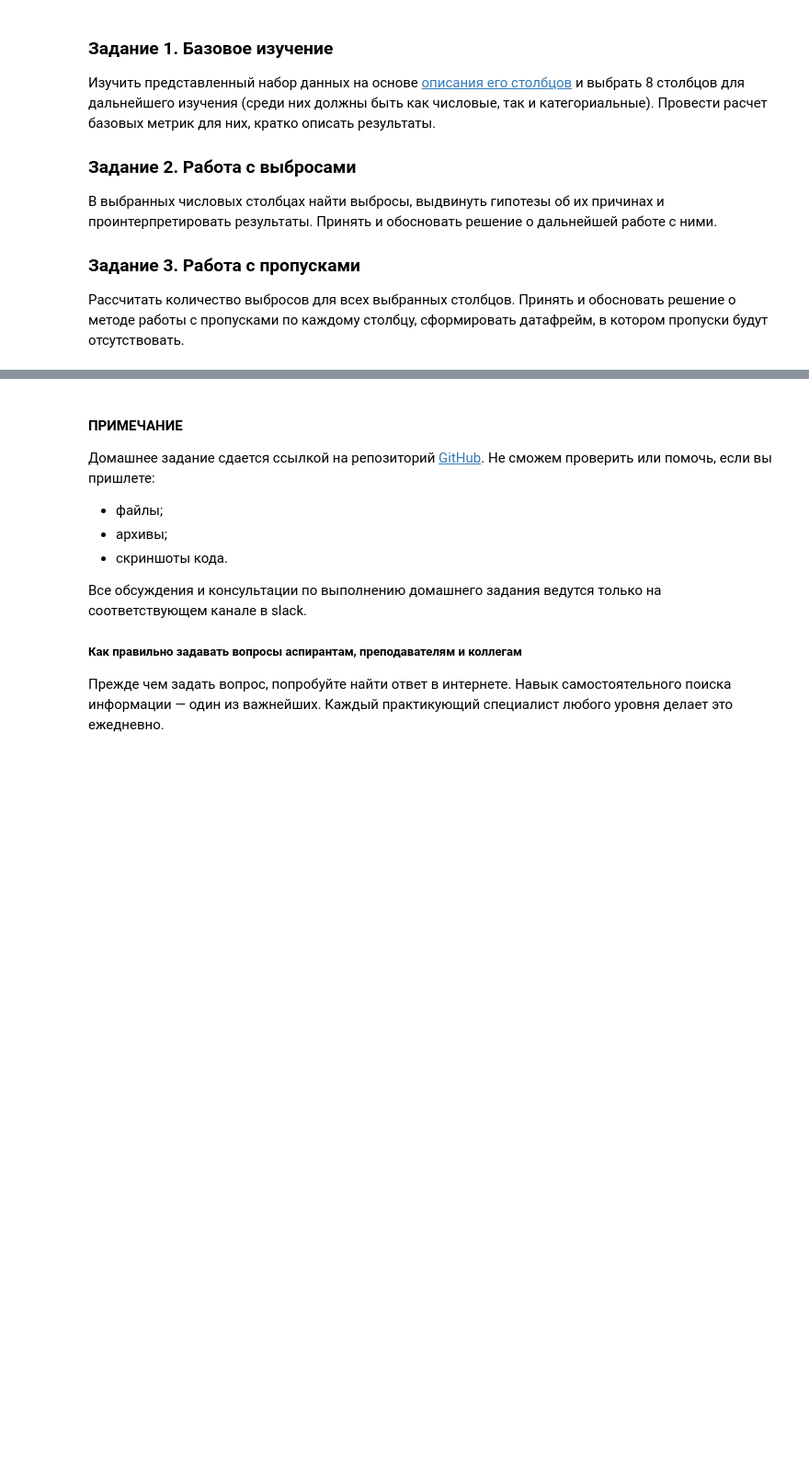
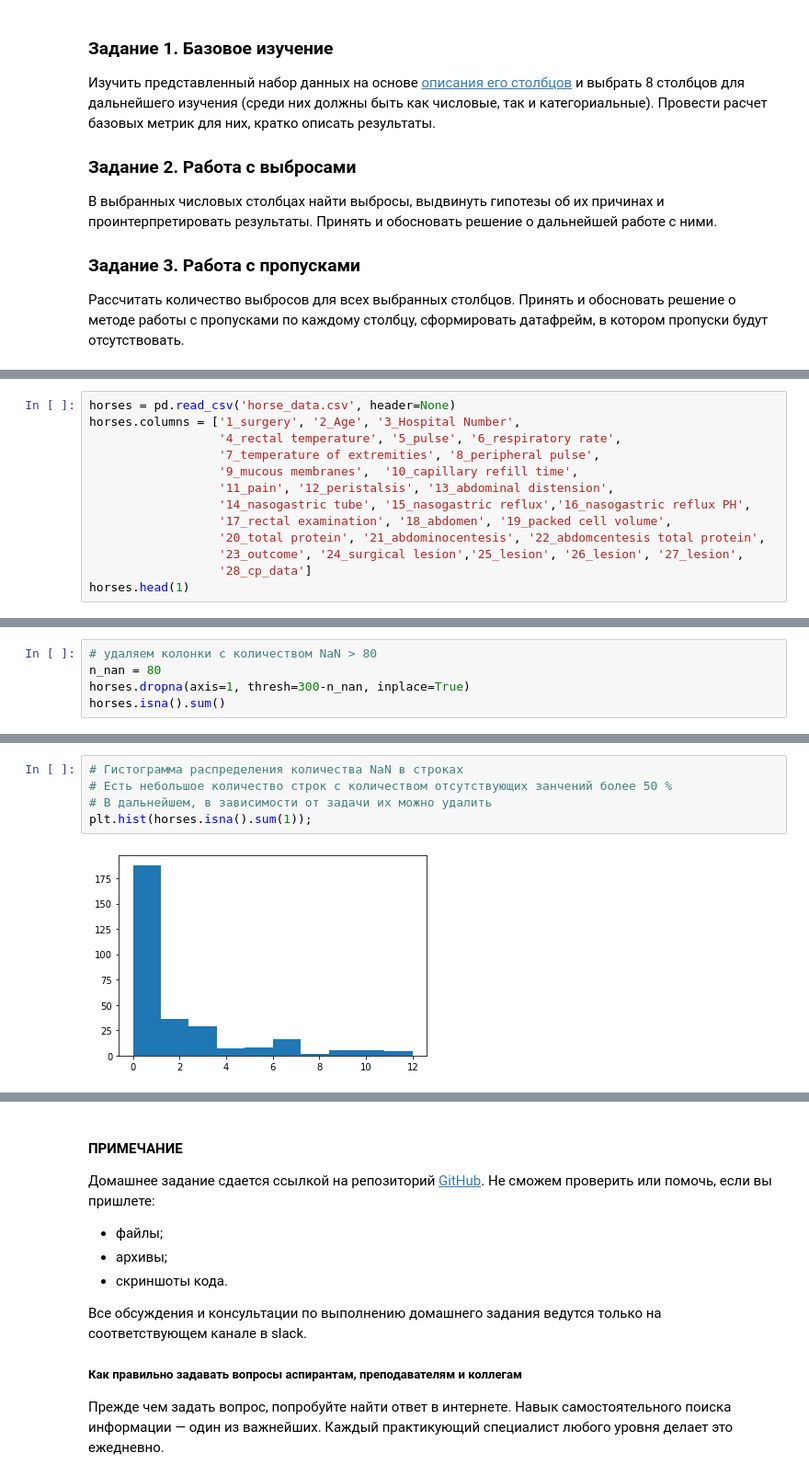
Before and after one commit to Dmitrsl/netology_python, a Jupyter notebook: statistics_basics/stat_basics.ipynb, the cells around one changed output, grey strips where cells are left out. Shown at 92% size. Saved outputs shown, nothing was run; the diff lists cells and outputs as text; blank space fills up the shorter version.

```diff
--- a/statistics_basics/stat_basics.ipynb
+++ b/statistics_basics/stat_basics.ipynb
@@ -34,0 +28,13 @@ horses.head(1)
+# %%
+horses = pd.read_csv('horse_data.csv', header=None)
+horses.columns = ['1_surgery', '2_Age', '3_Hospital Number',
+                  '4_rectal temperature', '5_pulse', '6_respiratory rate',
+                  '7_temperature of extremities', '8_peripheral pulse',
+                  '9_mucous membranes',  '10_capillary refill time',
+                  '11_pain', '12_peristalsis', '13_abdominal distension',
+                  '14_nasogastric tube', '15_nasogastric reflux','16_nasogastric reflux PH',
+                  '17_rectal examination', '18_abdomen', '19_packed cell volume',
+                  '20_total protein', '21_abdominocentesis', '22_abdomcentesis total protein',
+                  '23_outcome', '24_surgical lesion','25_lesion', '26_lesion', '27_lesion',
+                  '28_cp_data']
+horses.head(1)
@@ -36,0 +82,5 @@ horses.replace('?', np.nan, inplace=True)
+# %%
+# удаляем колонки с количеством NaN > 80
+n_nan = 80
+horses.dropna(axis=1, thresh=300-n_nan, inplace=True)
+horses.isna().sum()
@@ -36,0 +105,7 @@ horses.replace('?', np.nan, inplace=True)
+# %%
+# Гистограмма распределения количества NaN в строках
+# Есть небольшое количество строк с количеством отсутствующих занчений более 50 %
+# В дальнейшем, в зависимости от задачи их можно удалить
+plt.hist(horses.isna().sum(1));
+# %% [output]
+[figure, added]
```
Also changed, not shown: parts of 37 cells of this notebook, 1 other file.
